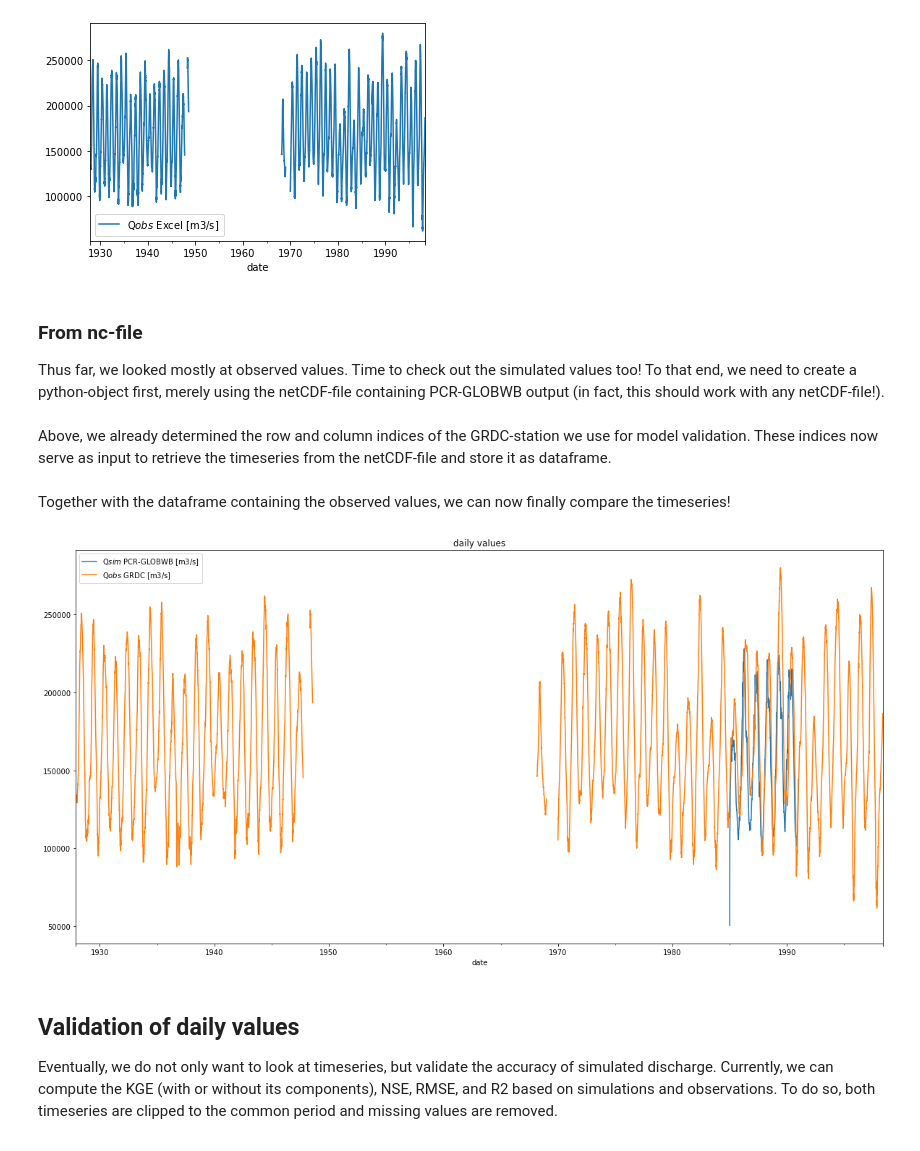
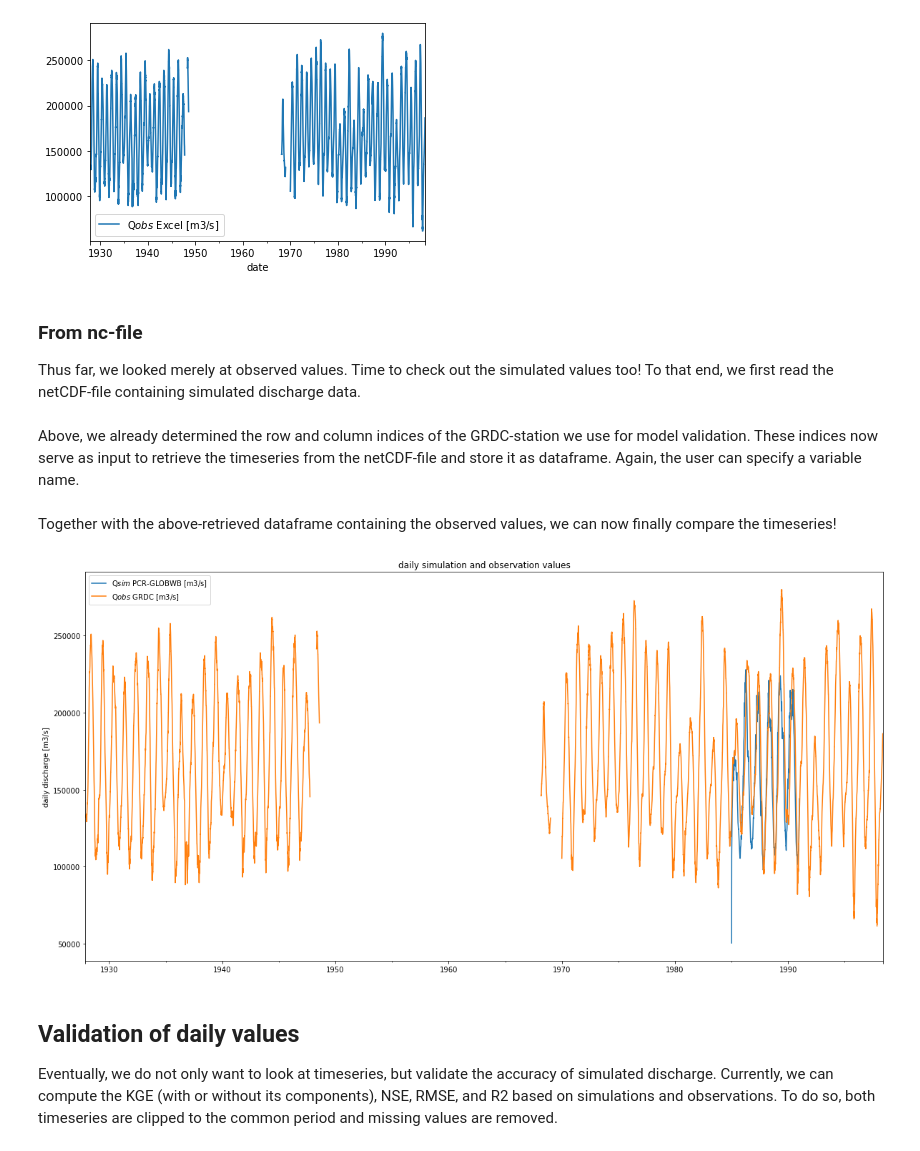
Before and after one commit to JannisHoch/pcrglobwb_utils, a Jupyter notebook: examples/example.ipynb, the cells around one changed output. Drawn from its saved outputs; the diff is of its cells as text; code cells hidden in the pictures.

```diff
--- a/examples/example.ipynb
+++ b/examples/example.ipynb
@@ -55,6 +56,6 @@ grdc_obj = pcrglobwb_utils.obs_data.grdc_data('example_data/3629000_Obidos.day')
 # %%
 ##- get a simple plot_title and properties (as dictionary) for this GRDC station
-plot_title, props = grdc_obj.get_grdc_station_properties()
+plot_title, props = grdc_data.get_grdc_station_properties()
 print(plot_title)
 print(props)
 # %% [output]
@@ -104,0 +102,2 @@ df_GRDC.plot();
+# %%
+df_GRDC, props = grdc_data.get_grdc_station_values(var_name='Q$obs$ GRDC [m3/s]', plot=True)
@@ -127,25 +128,26 @@ df_excel = excel_obj.get_values_from_excel(var_name='Q$obs$ Excel [m3/s]',
 # %% [markdown]
 ### From nc-file
 
-Thus far, we looked mostly at observed values. Time to check out the simulated values too! To that end, we need to create a python-object first, merely using the netCDF-file containing PCR-GLOBWB output (in fact, this should work with any netCDF-file!).
+Thus far, we looked merely at observed values. Time to check out the simulated values too! To that end, we first read the netCDF-file containing simulated discharge data.
 # %%
-##- create object first
-nc_object = pcrglobwb_utils.sim_data.from_nc('example_data/DUMMY_discharge_dailyTot_output.nc')
+pcr_data = pcrglobwb_utils.sim_data.from_nc('example_data/DUMMY_discharge_dailyTot_output.nc')
 # %% [markdown]
-Above, we already determined the row and column indices of the GRDC-station we use for model validation. These indices now serve as input to retrieve the timeseries from the netCDF-file and store it as dataframe.
+Above, we already determined the row and column indices of the GRDC-station we use for model validation. These indices now serve as input to retrieve the timeseries from the netCDF-file and store it as dataframe. Again, the user can specify a variable name.
 # %%
 # apply method to read values at specific row and col
-q_sim_obidos = nc_object.read_values_at_indices(row, col, plot_var_name='Q$sim$ PCR-GLOBWB [m3/s]', plot=False)
+q_sim_obidos = pcr_data.read_values_at_indices(row, col, plot_var_name='Q$sim$ PCR-GLOBWB [m3/s]', plot=False)
 # %% [markdown]
-Together with the dataframe containing the observed values, we can now finally compare the timeseries!
+Together with the above-retrieved dataframe containing the observed values, we can now finally compare the timeseries!
 # %%
 fig, ax = plt.subplots(1, 1, figsize=(20,10))
 q_sim_obidos.plot(ax=ax)
 df_GRDC.plot(ax=ax)
+ax.set_ylabel('daily discharge [m3/s]')
+ax.set_xlabel(None)
 plt.legend()
-plt.title('daily values');
+plt.title('daily simulation and observation values');
 # %% [output]
-[figure, old version]
+[figure, new version]
 # %% [markdown]
 <a id="validate"></a>
 
```
Also changed, not shown: parts of 30 cells of this notebook.
